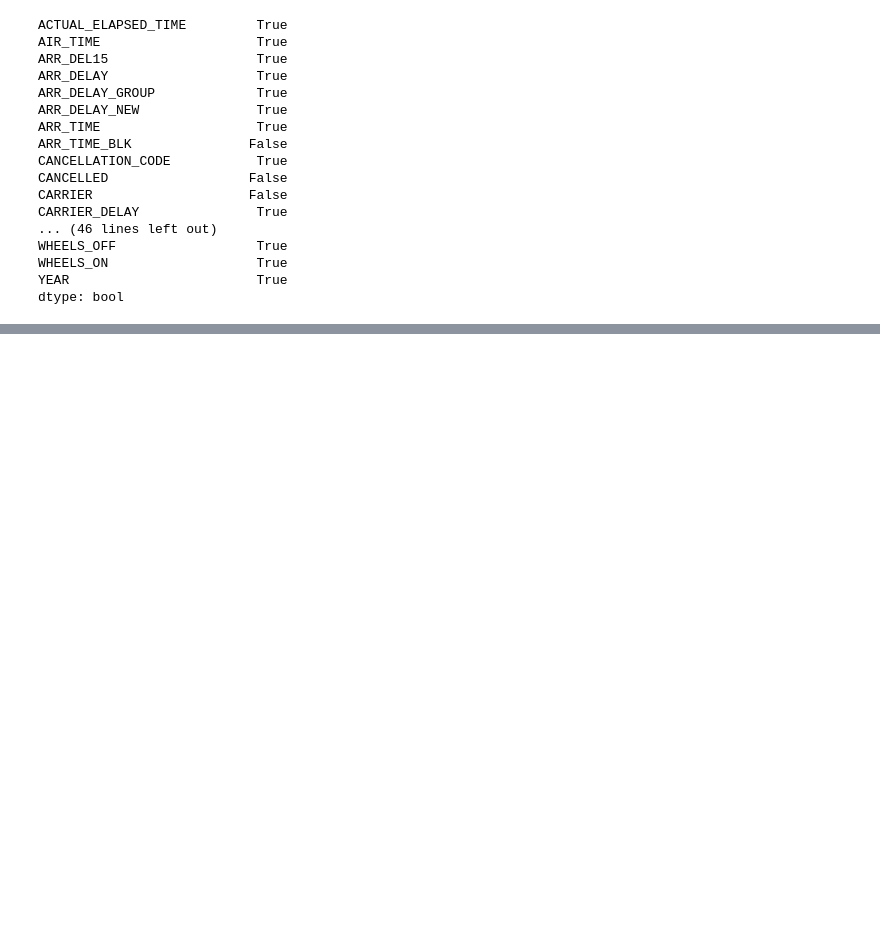
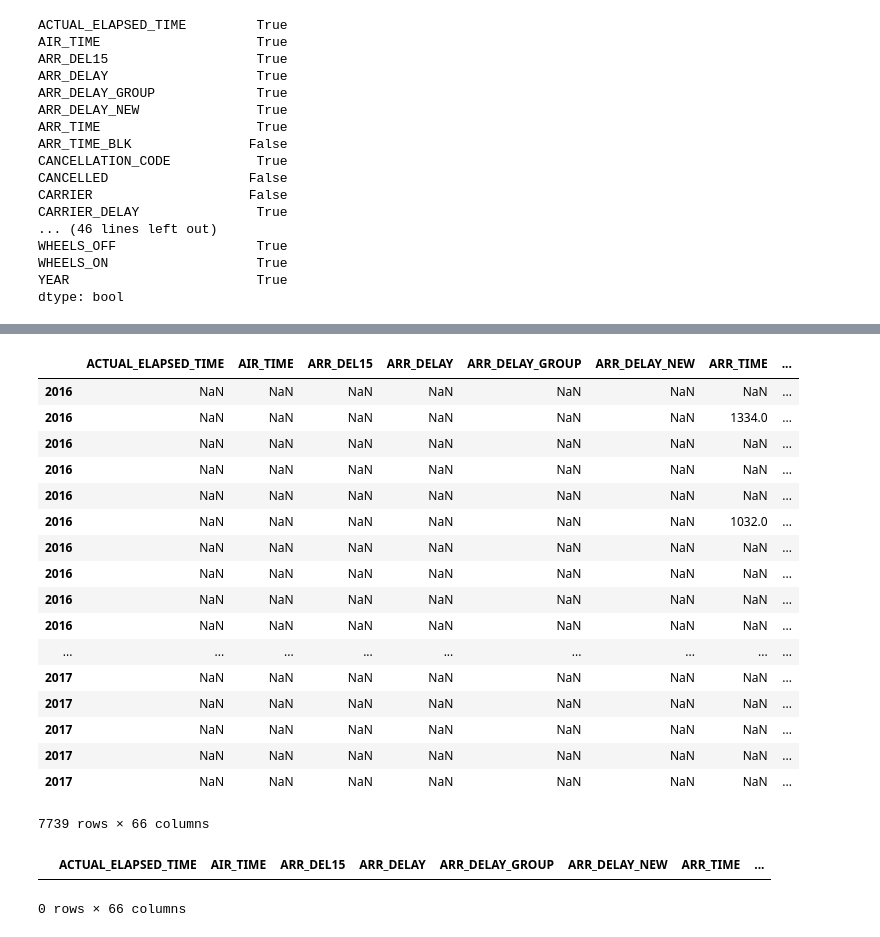
Before and after one commit to xsabhi/DataMiningLab1, a Jupyter notebook: Abhishek/Lab - 1 - EDA.ipynb, the cells around one changed output, grey strips where cells are left out. Drawn from its saved outputs; the diff is of its cells as text; code cells hidden in the pictures; blank space fills up the shorter version.

```diff
--- a/Abhishek/Lab - 1 - EDA.ipynb
+++ b/Abhishek/Lab - 1 - EDA.ipynb
@@ -337,0 +340,2 @@ df_sampled1.describe()
+# %%
+df_sampled1['YEAR'] = df_sampled1['FL_DATE'].str[:4]
@@ -337,0 +352,21 @@ df_sampled1.describe()
+# %%
+df_sampled1[pd.isnull(df_sampled1['ACTUAL_ELAPSED_TIME'])]
+# %% [output]
+|  | ACTUAL_ELAPSED_TIME | AIR_TIME | ARR_DEL15 | ARR_DELAY | ARR_DELAY_GROUP | ARR_DELAY_NEW | ARR_TIME | ... |
+| 2016 | NaN | NaN | NaN | NaN | NaN | NaN | NaN | ... |
+| 2016 | NaN | NaN | NaN | NaN | NaN | NaN | 1334.0 | ... |
+| 2016 | NaN | NaN | NaN | NaN | NaN | NaN | NaN | ... |
+| 2016 | NaN | NaN | NaN | NaN | NaN | NaN | NaN | ... |
+| 2016 | NaN | NaN | NaN | NaN | NaN | NaN | NaN | ... |
+| 2016 | NaN | NaN | NaN | NaN | NaN | NaN | 1032.0 | ... |
+| 2016 | NaN | NaN | NaN | NaN | NaN | NaN | NaN | ... |
+| 2016 | NaN | NaN | NaN | NaN | NaN | NaN | NaN | ... |
+| 2016 | NaN | NaN | NaN | NaN | NaN | NaN | NaN | ... |
+| 2016 | NaN | NaN | NaN | NaN | NaN | NaN | NaN | ... |
+| ... | ... | ... | ... | ... | ... | ... | ... | ... |
+| 2017 | NaN | NaN | NaN | NaN | NaN | NaN | NaN | ... |
+| 2017 | NaN | NaN | NaN | NaN | NaN | NaN | NaN | ... |
+| 2017 | NaN | NaN | NaN | NaN | NaN | NaN | NaN | ... |
+| 2017 | NaN | NaN | NaN | NaN | NaN | NaN | NaN | ... |
+| 2017 | NaN | NaN | NaN | NaN | NaN | NaN | NaN | ... |
+7739 rows × 66 columns
@@ -337,0 +377,5 @@ df_sampled1.describe()
+# %%
+df_sampled1_notcancelled_notdiverted[pd.isnull(df_sampled1_notcancelled_notdiverted['ACTUAL_ELAPSED_TIME'])]
+# %% [output]
+|  | ACTUAL_ELAPSED_TIME | AIR_TIME | ARR_DEL15 | ARR_DELAY | ARR_DELAY_GROUP | ARR_DELAY_NEW | ARR_TIME | ... |
+0 rows × 66 columns
```
Also changed, not shown: parts of 50 cells of this notebook.
